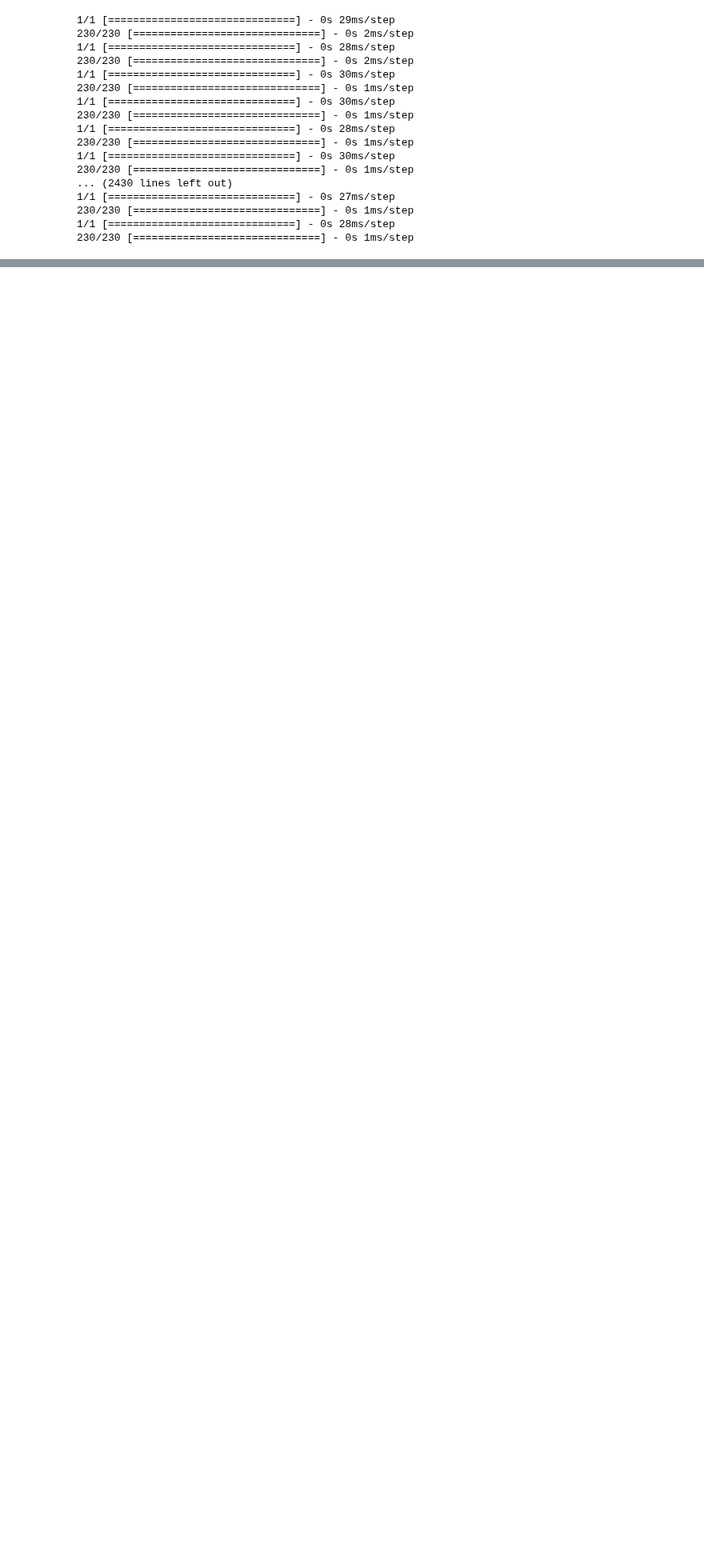
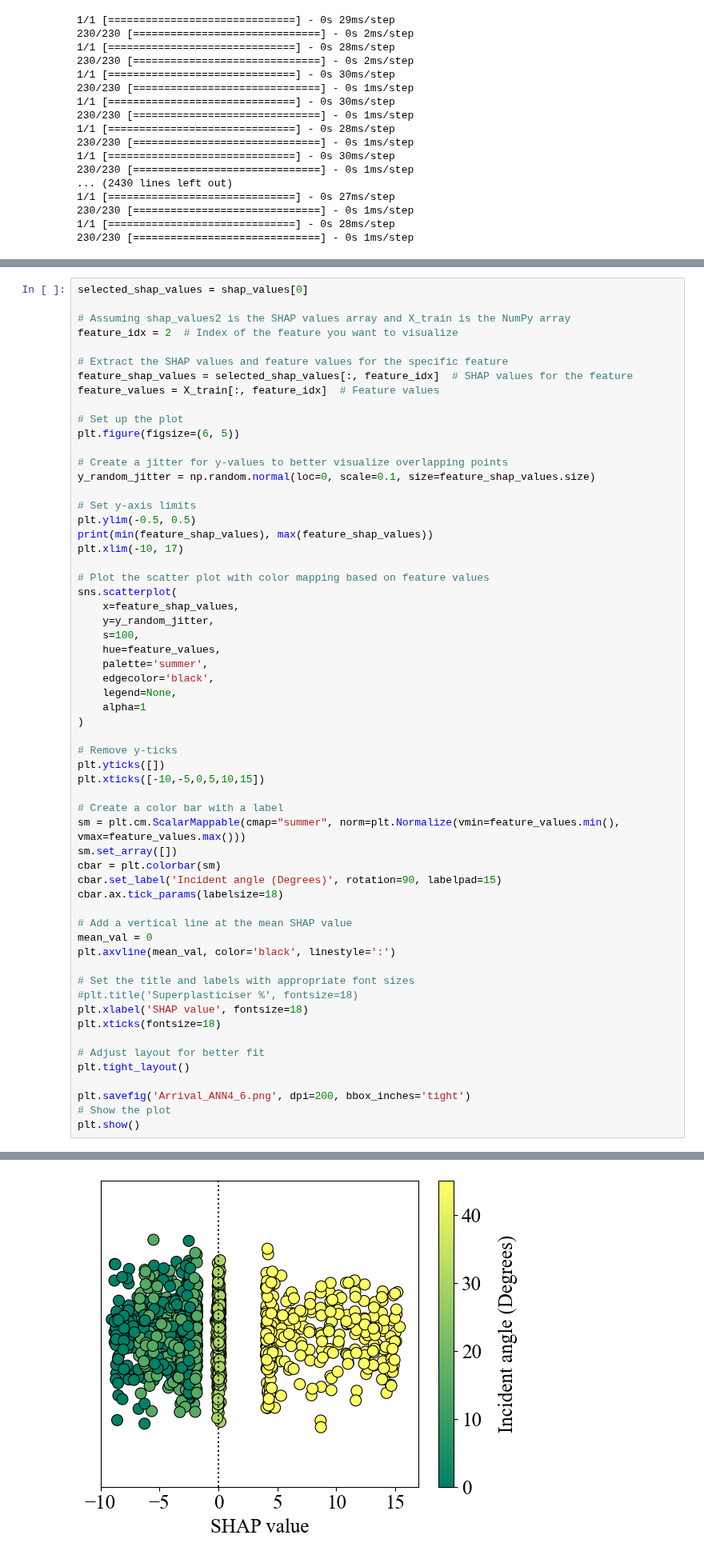
Before and after one commit to ChamodiWidanage/Pressure_history_2, a Jupyter notebook: RP_Arrival_time/RP_Arrival_ANN_4.ipynb, the cells around one changed output, grey strips where cells are left out. Shown at 80% size. Cells and saved outputs as stored; diff of their text form; blank space fills up the shorter version.

```diff
--- a/RP_Arrival_time/RP_Arrival_ANN_4.ipynb
+++ b/RP_Arrival_time/RP_Arrival_ANN_4.ipynb
@@ -483,0 +505,60 @@ Unable to determine Axes to steal space for Colorbar. Using gca(), but will rais
+# %%
+selected_shap_values = shap_values[0]
+
+# Assuming shap_values2 is the SHAP values array and X_train is the NumPy array
+feature_idx = 2  # Index of the feature you want to visualize
+
+# Extract the SHAP values and feature values for the specific feature
+feature_shap_values = selected_shap_values[:, feature_idx]  # SHAP values for the feature
+feature_values = X_train[:, feature_idx]  # Feature values
+
+# Set up the plot
+plt.figure(figsize=(6, 5))
+
+# Create a jitter for y-values to better visualize overlapping points
+y_random_jitter = np.random.normal(loc=0, scale=0.1, size=feature_shap_values.size)
+
+# Set y-axis limits
+plt.ylim(-0.5, 0.5)
+print(min(feature_shap_values), max(feature_shap_values))
+plt.xlim(-10, 17)
+
+# Plot the scatter plot with color mapping based on feature values
+sns.scatterplot(
+    x=feature_shap_values,
+    y=y_random_jitter,
+    s=100,
+    hue=feature_values,
+    palette='summer',
+    edgecolor='black',
+    legend=None,
+    alpha=1
+)
+
+# Remove y-ticks
+plt.yticks([])
+plt.xticks([-10,-5,0,5,10,15])
+
+# Create a color bar with a label
+sm = plt.cm.ScalarMappable(cmap="summer", norm=plt.Normalize(vmin=feature_values.min(), vmax=feature_values.max()))
+sm.set_array([])
+cbar = plt.colorbar(sm)
+cbar.set_label('Incident angle (Degrees)', rotation=90, labelpad=15)
+cbar.ax.tick_params(labelsize=18)
+
+# Add a vertical line at the mean SHAP value
+mean_val = 0
+plt.axvline(mean_val, color='black', linestyle=':')
+
+# Set the title and labels with appropriate font sizes
+#plt.title('Superplasticiser %', fontsize=18)
+plt.xlabel('SHAP value', fontsize=18)
+plt.xticks(fontsize=18)
+
+# Adjust layout for better fit
+plt.tight_layout()
+
+plt.savefig('Arrival_ANN4_6.png', dpi=200, bbox_inches='tight')
+# Show the plot
+plt.show()
+# %% [output]
@@ -483,0 +567 @@ Unable to determine Axes to steal space for Colorbar. Using gca(), but will rais
+[figure, added]
```
Also changed, not shown: parts of 4 cells of this notebook, 19 other files.
